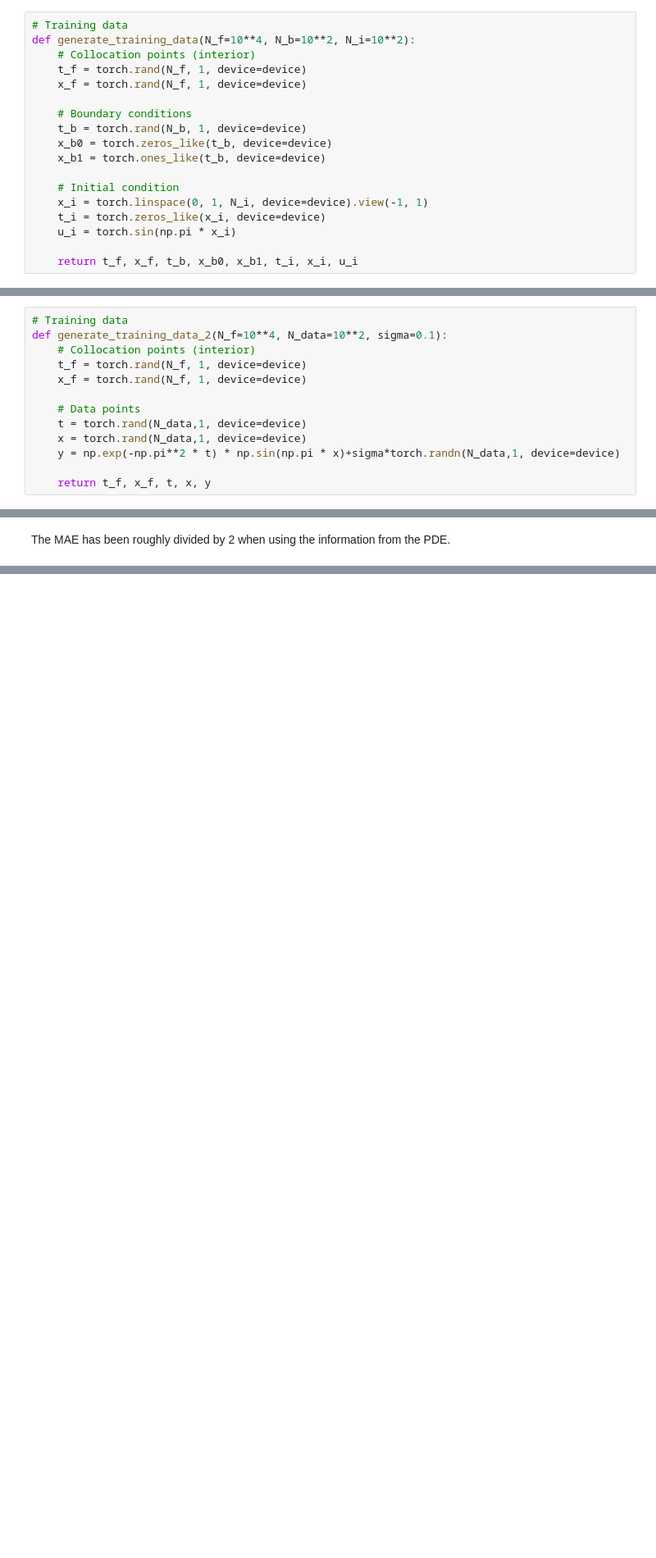
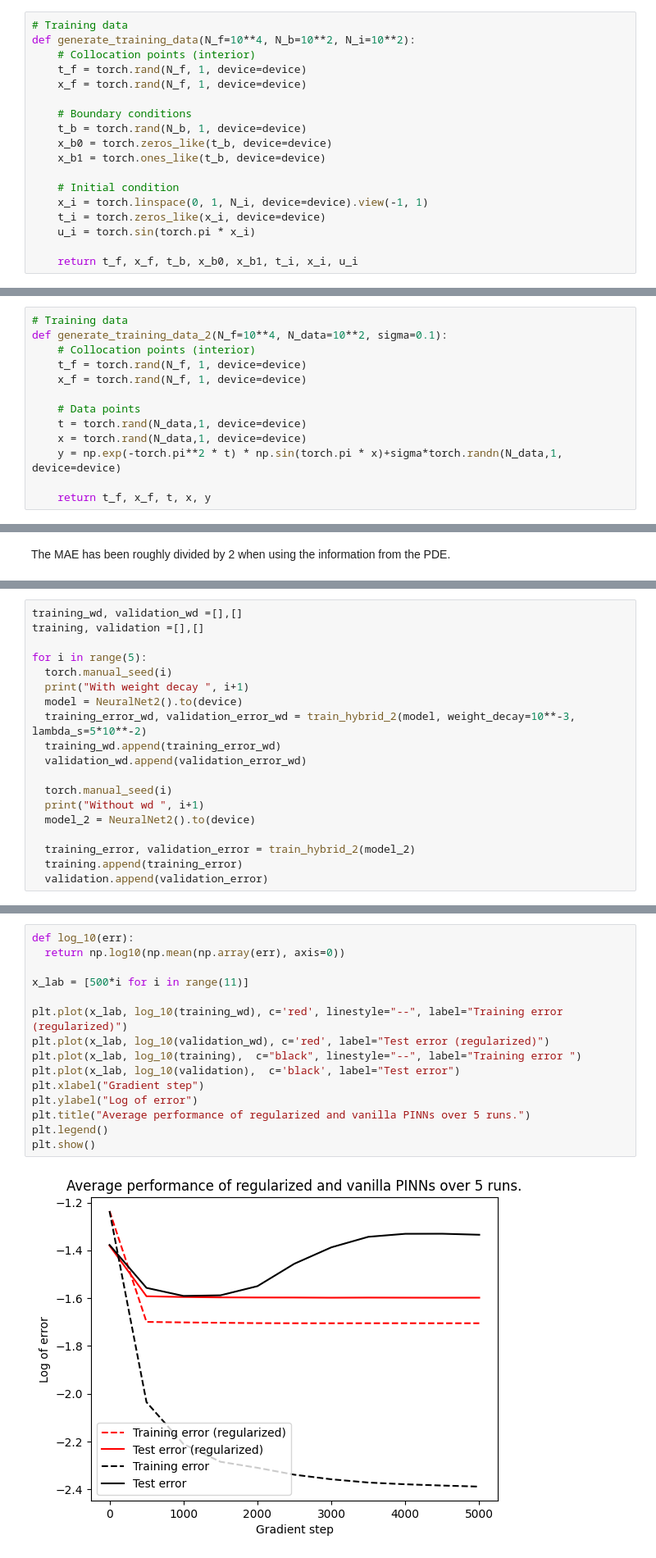
Before and after one commit to claireBoyer/tutorial-piml, a Jupyter notebook: Lab_correction/1-PINNs_corrected.ipynb, the cells around one changed output, grey strips where cells are left out. Shown at 82% size. Drawn from its saved outputs; the diff is of its cells as text; blank space fills up the shorter version.

```diff
--- a/Lab_correction/1-PINNs_corrected.ipynb
+++ b/Lab_correction/1-PINNs_corrected.ipynb
@@ -178,7 +178,7 @@ def generate_training_data(N_f=10**4, N_b=10**2, N_i=10**2):
     # Initial condition
     x_i = torch.linspace(0, 1, N_i, device=device).view(-1, 1)
     t_i = torch.zeros_like(x_i, device=device)
-    u_i = torch.sin(np.pi * x_i)
+    u_i = torch.sin(torch.pi * x_i)
 
     return t_f, x_f, t_b, x_b0, x_b1, t_i, x_i, u_i
 # %% [markdown]
@@ -407,7 +407,7 @@ def generate_training_data_2(N_f=10**4, N_data=10**2, sigma=0.1):
     # Data points
     t = torch.rand(N_data,1, device=device)
     x = torch.rand(N_data,1, device=device)
-    y = np.exp(-np.pi**2 * t) * np.sin(np.pi * x)+sigma*torch.randn(N_data,1, device=device)
+    y = np.exp(-torch.pi**2 * t) * np.sin(torch.pi * x)+sigma*torch.randn(N_data,1, device=device)
 
     return t_f, x_f, t, x, y
 # %% [markdown]
@@ -515,0 +615,19 @@ The MAE has been roughly divided by 2 when using the information from the PDE.
+# %%
+training_wd, validation_wd =[],[]
+training, validation =[],[]
+
+for i in range(5):
+  torch.manual_seed(i)
+  print("With weight decay ", i+1)
+  model = NeuralNet2().to(device)
+  training_error_wd, validation_error_wd = train_hybrid_2(model, weight_decay=10**-3, lambda_s=5*10**-2)
+  training_wd.append(training_error_wd)
+  validation_wd.append(validation_error_wd)
+
+  torch.manual_seed(i)
+  print("Without wd ", i+1)
+  model_2 = NeuralNet2().to(device)
+
+  training_error, validation_error = train_hybrid_2(model_2)
+  training.append(training_error)
+  validation.append(validation_error)
@@ -515,0 +656,17 @@ The MAE has been roughly divided by 2 when using the information from the PDE.
+# %%
+def log_10(err):
+  return np.log10(np.mean(np.array(err), axis=0))
+
+x_lab = [500*i for i in range(11)]
+
+plt.plot(x_lab, log_10(training_wd), c='red', linestyle="--", label="Training error (regularized)")
+plt.plot(x_lab, log_10(validation_wd), c='red', label="Test error (regularized)")
+plt.plot(x_lab, log_10(training),  c="black", linestyle="--", label="Training error ")
+plt.plot(x_lab, log_10(validation),  c='black', label="Test error")
+plt.xlabel("Gradient step")
+plt.ylabel("Log of error")
+plt.title("Average performance of regularized and vanilla PINNs over 5 runs.")
+plt.legend()
+plt.show()
+# %% [output]
+[figure, added]
```
Also changed, not shown: parts of 9 cells of this notebook, 1 other file.
